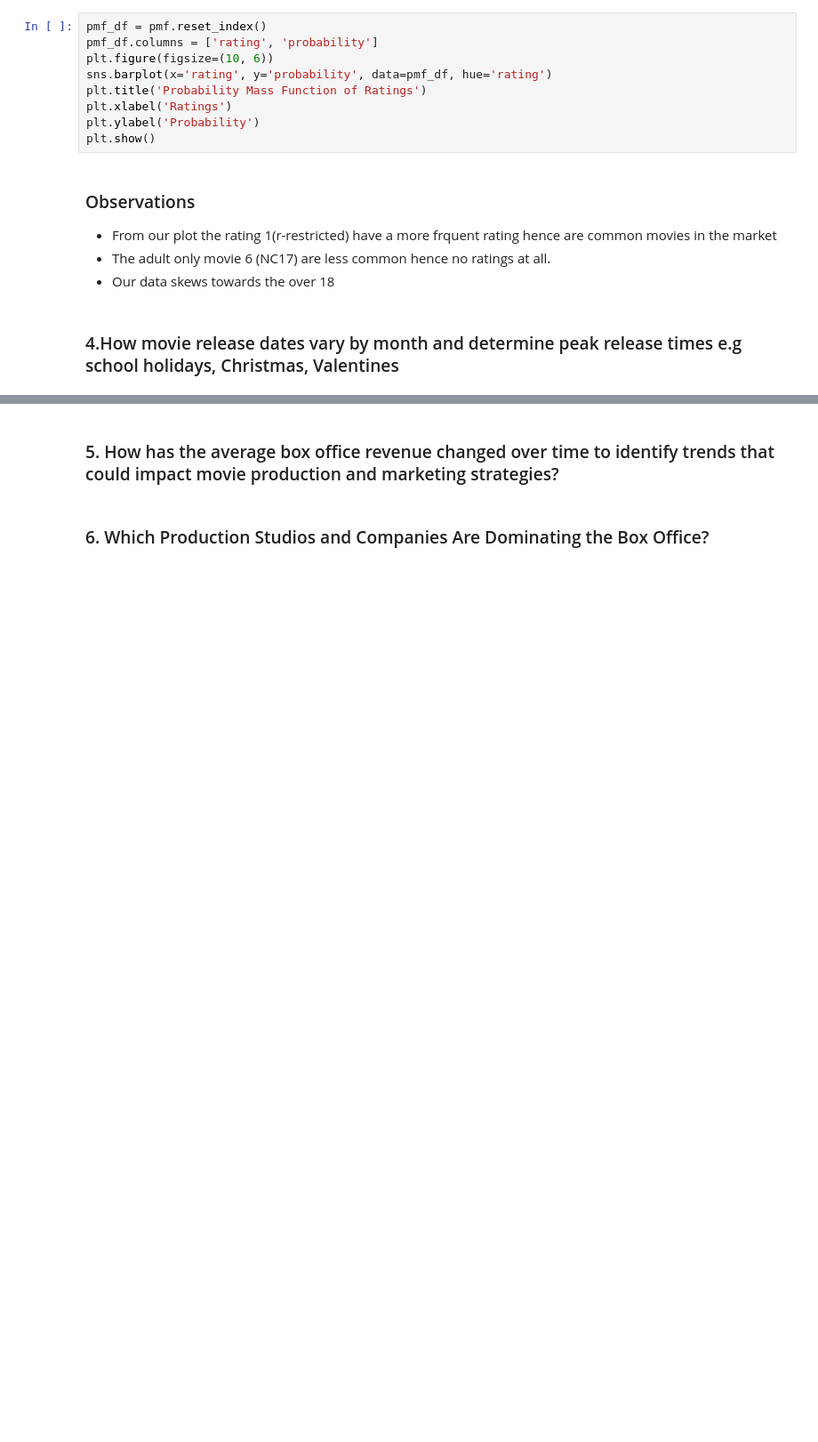
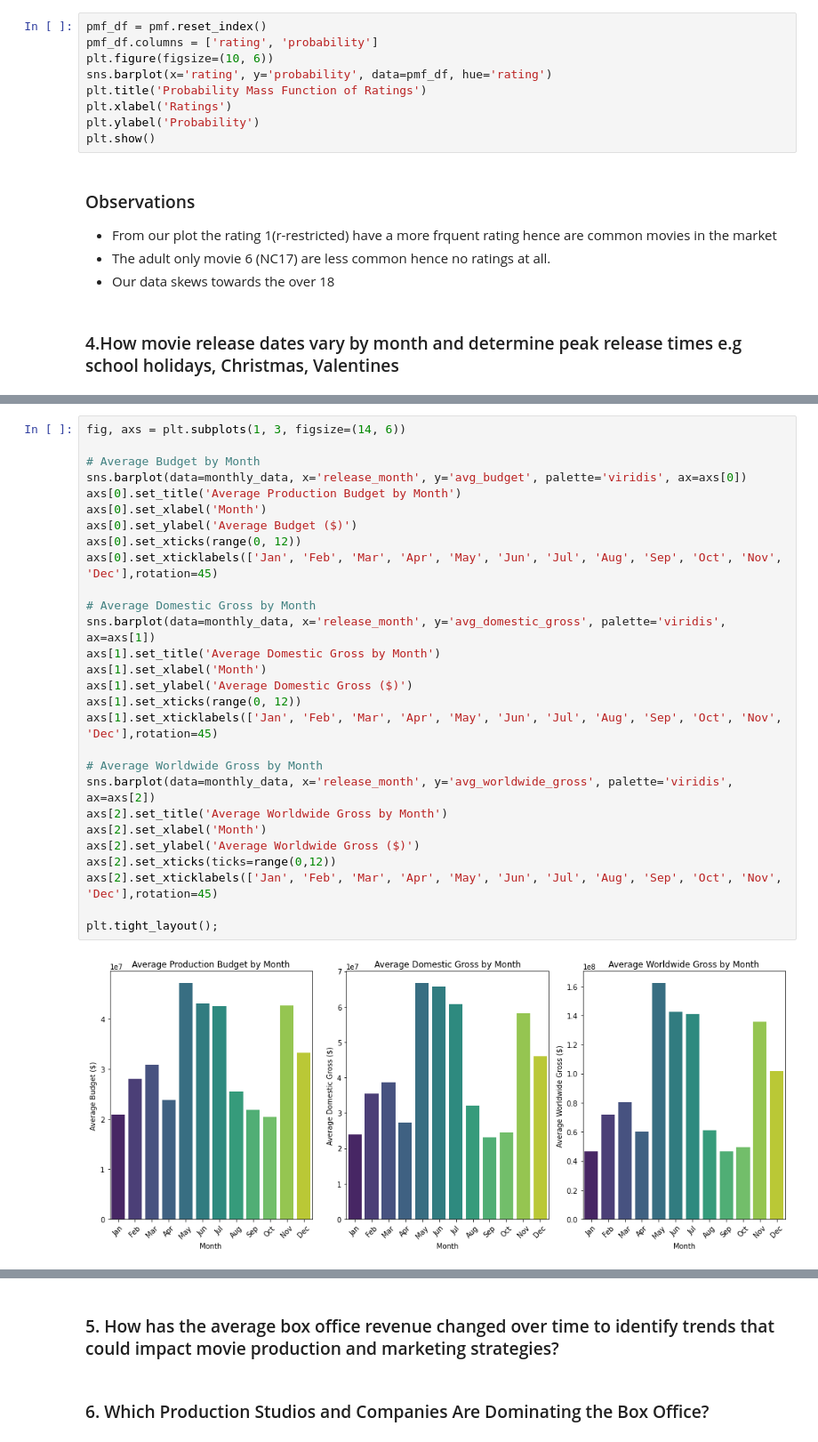
Before and after one commit to vnelima/Phase-2-Movie-project--Group-9, a Jupyter notebook: Student.ipynb, the cells around one changed output, grey strips where cells are left out. Shown at 89% size. Saved outputs shown, nothing was run; the diff lists cells and outputs as text; blank space fills up the shorter version.

```diff
--- a/Student.ipynb
+++ b/Student.ipynb
@@ -196,0 +268,30 @@ plt.show()
+# %%
+fig, axs = plt.subplots(1, 3, figsize=(14, 6))
+
+# Average Budget by Month
+sns.barplot(data=monthly_data, x='release_month', y='avg_budget', palette='viridis', ax=axs[0])
+axs[0].set_title('Average Production Budget by Month')
+axs[0].set_xlabel('Month')
+axs[0].set_ylabel('Average Budget ($)')
+axs[0].set_xticks(range(0, 12))
+axs[0].set_xticklabels(['Jan', 'Feb', 'Mar', 'Apr', 'May', 'Jun', 'Jul', 'Aug', 'Sep', 'Oct', 'Nov', 'Dec'],rotation=45)
+
+# Average Domestic Gross by Month
+sns.barplot(data=monthly_data, x='release_month', y='avg_domestic_gross', palette='viridis', ax=axs[1])
+axs[1].set_title('Average Domestic Gross by Month')
+axs[1].set_xlabel('Month')
+axs[1].set_ylabel('Average Domestic Gross ($)')
+axs[1].set_xticks(range(0, 12))
+axs[1].set_xticklabels(['Jan', 'Feb', 'Mar', 'Apr', 'May', 'Jun', 'Jul', 'Aug', 'Sep', 'Oct', 'Nov', 'Dec'],rotation=45)
+
+# Average Worldwide Gross by Month
+sns.barplot(data=monthly_data, x='release_month', y='avg_worldwide_gross', palette='viridis', ax=axs[2])
+axs[2].set_title('Average Worldwide Gross by Month')
+axs[2].set_xlabel('Month')
+axs[2].set_ylabel('Average Worldwide Gross ($)')
+axs[2].set_xticks(ticks=range(0,12))
+axs[2].set_xticklabels(['Jan', 'Feb', 'Mar', 'Apr', 'May', 'Jun', 'Jul', 'Aug', 'Sep', 'Oct', 'Nov', 'Dec'],rotation=45)
+
+plt.tight_layout();
+# %% [output]
+[figure, added]
```
Also changed, not shown: parts of 14 cells of this notebook, 1 other file.
